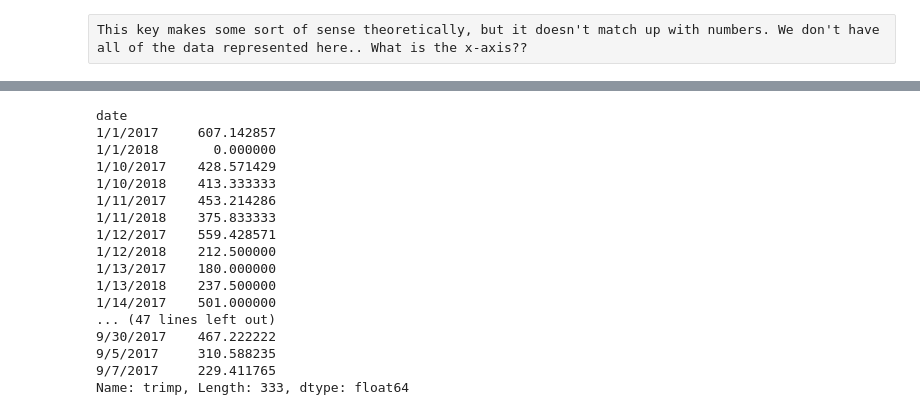
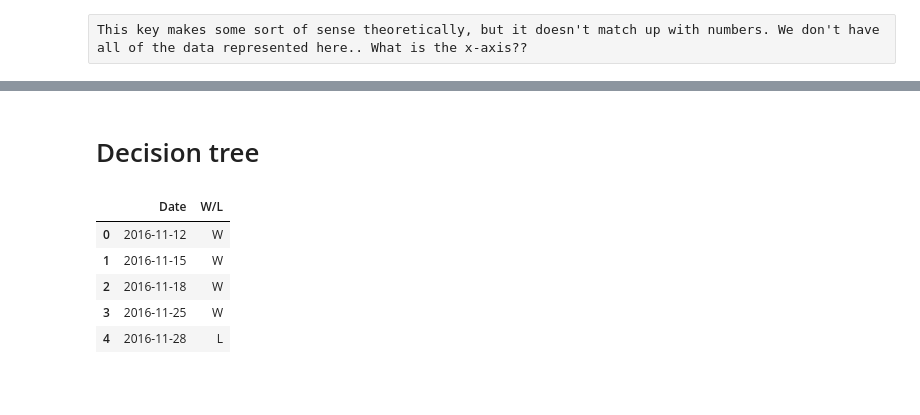
Before and after one commit to swetaravi/BasketBall-Analysis, a Jupyter notebook: Data Science Project_Basketball Analysis -- Prathusha's Copy.ipynb, the cells around one changed output, grey strips where cells are left out. Saved outputs shown, nothing was run; the diff lists cells and outputs as text; code cells hidden in the pictures; blank space fills up the shorter version.

```diff
--- a/Data Science Project_Basketball Analysis -- Prathusha's Copy.ipynb
+++ b/Data Science Project_Basketball Analysis -- Prathusha's Copy.ipynb
@@ -802,21 +796,5 @@ Text(0,0.5,'Win/Lose')
+# %% [markdown]
+# Decision tree
 # %%
-ave_trimp = player_data.groupby("date")["trimp"].apply(lambda players: sum(players)/len(players))
-ave_trimp
+ave_trimp = player_data.groupby("date")["trimp"].apply(lambda players: sum(players)/len(players)).reset_index()
+ave_trimp = pd.DataFrame(ave_trimp)
-# %% [output]
-date
-1/1/2017     607.142857
-1/1/2018       0.000000
-1/10/2017    428.571429
-1/10/2018    413.333333
-1/11/2017    453.214286
-1/11/2018    375.833333
-1/12/2017    559.428571
-1/12/2018    212.500000
-1/13/2017    180.000000
-1/13/2018    237.500000
-1/14/2017    501.000000
-... (47 lines left out)
-9/30/2017    467.222222
-9/5/2017     310.588235
-9/7/2017     229.411765
-Name: trimp, Length: 333, dtype: float64
@@ -822,0 +804,10 @@ Name: trimp, Length: 333, dtype: float64
+# %%
+game_result = game_data[['Date','W/L']]
+game_result.head()
+# %% [output]
+|  | Date | W/L |
+| 0 | 2016-11-12 | W |
+| 1 | 2016-11-15 | W |
+| 2 | 2016-11-18 | W |
+| 3 | 2016-11-25 | W |
+| 4 | 2016-11-28 | L |
```
Also changed, not shown: parts of 26 cells of this notebook.
